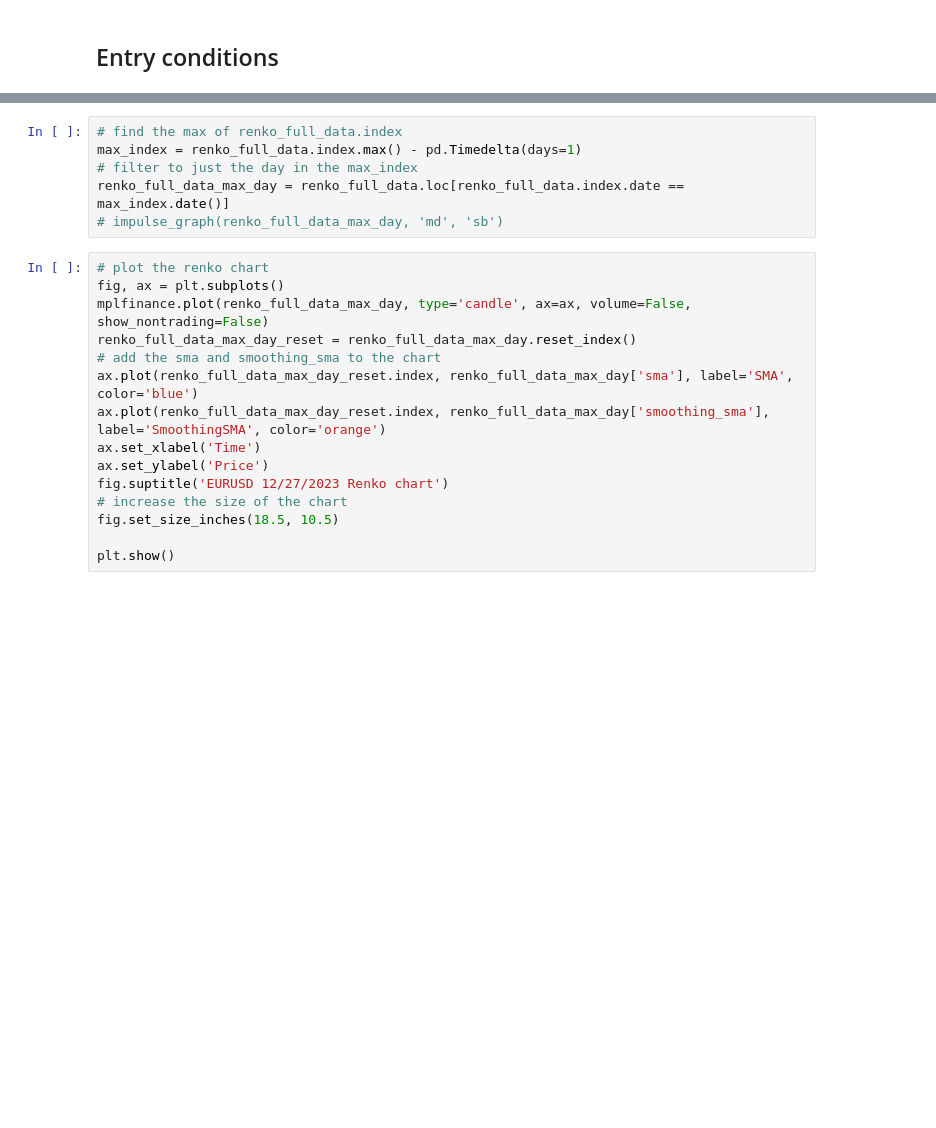
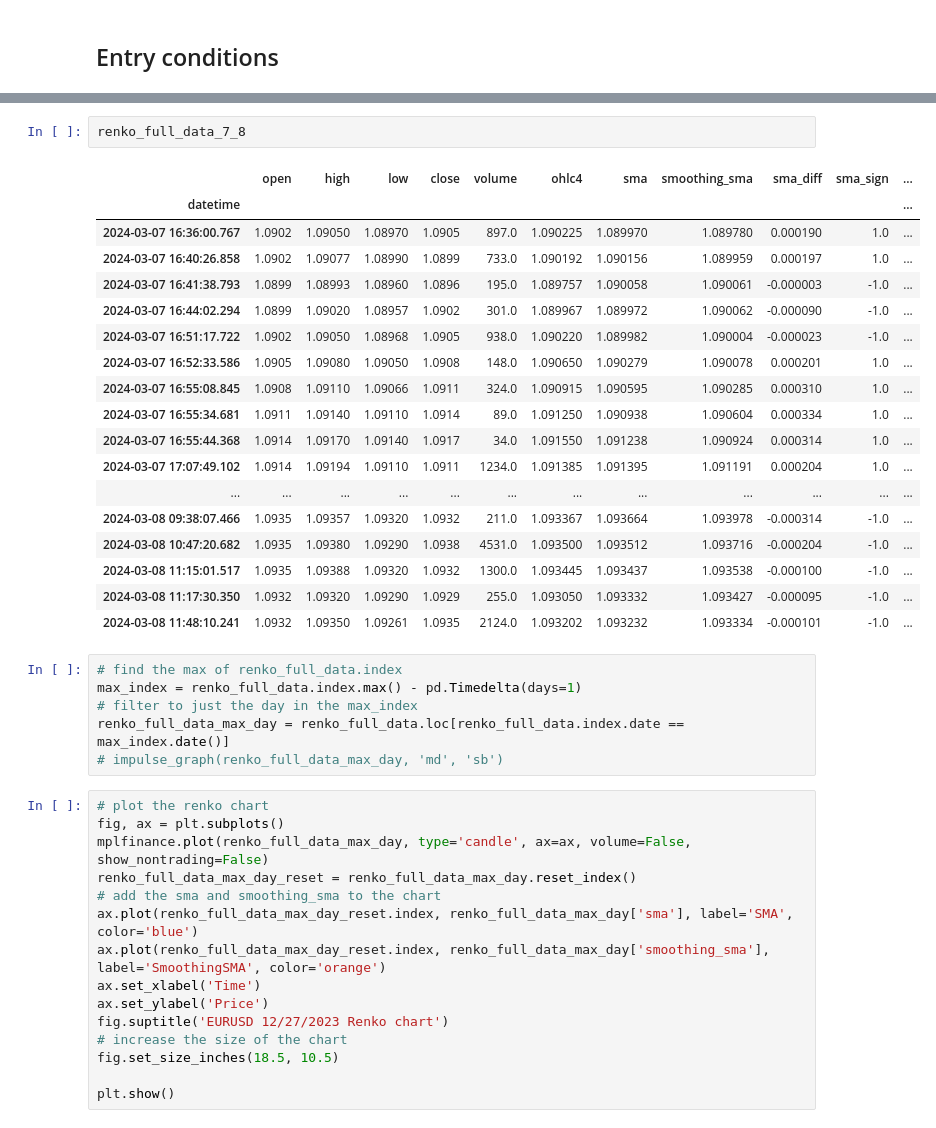
Before and after one commit to lilfetz22/Trading, a Jupyter notebook: double3_sma_nb.ipynb, the cells around one changed output, grey strips where cells are left out. Drawn from its saved outputs; the diff is of its cells as text; blank space fills up the shorter version.

```diff
--- a/double3_sma_nb.ipynb
+++ b/double3_sma_nb.ipynb
@@ -296,3 +279,24 @@ renko_full_data
+# %%
+renko_full_data_7_8
+# %% [output]
+|  | open | high | low | close | volume | ohlc4 | sma | smoothing_sma | sma_diff | sma_sign | ... |
+| datetime |  |  |  |  |  |  |  |  |  |  | ... |
+| 2024-03-07 16:36:00.767 | 1.0902 | 1.09050 | 1.08970 | 1.0905 | 897.0 | 1.090225 | 1.089970 | 1.089780 | 0.000190 | 1.0 | ... |
+| 2024-03-07 16:40:26.858 | 1.0902 | 1.09077 | 1.08990 | 1.0899 | 733.0 | 1.090192 | 1.090156 | 1.089959 | 0.000197 | 1.0 | ... |
+| 2024-03-07 16:41:38.793 | 1.0899 | 1.08993 | 1.08960 | 1.0896 | 195.0 | 1.089757 | 1.090058 | 1.090061 | -0.000003 | -1.0 | ... |
+| 2024-03-07 16:44:02.294 | 1.0899 | 1.09020 | 1.08957 | 1.0902 | 301.0 | 1.089967 | 1.089972 | 1.090062 | -0.000090 | -1.0 | ... |
+| 2024-03-07 16:51:17.722 | 1.0902 | 1.09050 | 1.08968 | 1.0905 | 938.0 | 1.090220 | 1.089982 | 1.090004 | -0.000023 | -1.0 | ... |
+| 2024-03-07 16:52:33.586 | 1.0905 | 1.09080 | 1.09050 | 1.0908 | 148.0 | 1.090650 | 1.090279 | 1.090078 | 0.000201 | 1.0 | ... |
+| 2024-03-07 16:55:08.845 | 1.0908 | 1.09110 | 1.09066 | 1.0911 | 324.0 | 1.090915 | 1.090595 | 1.090285 | 0.000310 | 1.0 | ... |
+| 2024-03-07 16:55:34.681 | 1.0911 | 1.09140 | 1.09110 | 1.0914 | 89.0 | 1.091250 | 1.090938 | 1.090604 | 0.000334 | 1.0 | ... |
+| 2024-03-07 16:55:44.368 | 1.0914 | 1.09170 | 1.09140 | 1.0917 | 34.0 | 1.091550 | 1.091238 | 1.090924 | 0.000314 | 1.0 | ... |
+| 2024-03-07 17:07:49.102 | 1.0914 | 1.09194 | 1.09110 | 1.0911 | 1234.0 | 1.091385 | 1.091395 | 1.091191 | 0.000204 | 1.0 | ... |
+| ... | ... | ... | ... | ... | ... | ... | ... | ... | ... | ... | ... |
+| 2024-03-08 09:38:07.466 | 1.0935 | 1.09357 | 1.09320 | 1.0932 | 211.0 | 1.093367 | 1.093664 | 1.093978 | -0.000314 | -1.0 | ... |
+| 2024-03-08 10:47:20.682 | 1.0935 | 1.09380 | 1.09290 | 1.0938 | 4531.0 | 1.093500 | 1.093512 | 1.093716 | -0.000204 | -1.0 | ... |
+| 2024-03-08 11:15:01.517 | 1.0935 | 1.09388 | 1.09320 | 1.0932 | 1300.0 | 1.093445 | 1.093437 | 1.093538 | -0.000100 | -1.0 | ... |
+| 2024-03-08 11:17:30.350 | 1.0932 | 1.09320 | 1.09290 | 1.0929 | 255.0 | 1.093050 | 1.093332 | 1.093427 | -0.000095 | -1.0 | ... |
+| 2024-03-08 11:48:10.241 | 1.0932 | 1.09350 | 1.09261 | 1.0935 | 2124.0 | 1.093202 | 1.093232 | 1.093334 | -0.000101 | -1.0 | ... |
 # %%
 # find the max of renko_full_data.index
 max_index = renko_full_data.index.max() - pd.Timedelta(days=1)
```
Also changed, not shown: parts of 7 cells of this notebook.
